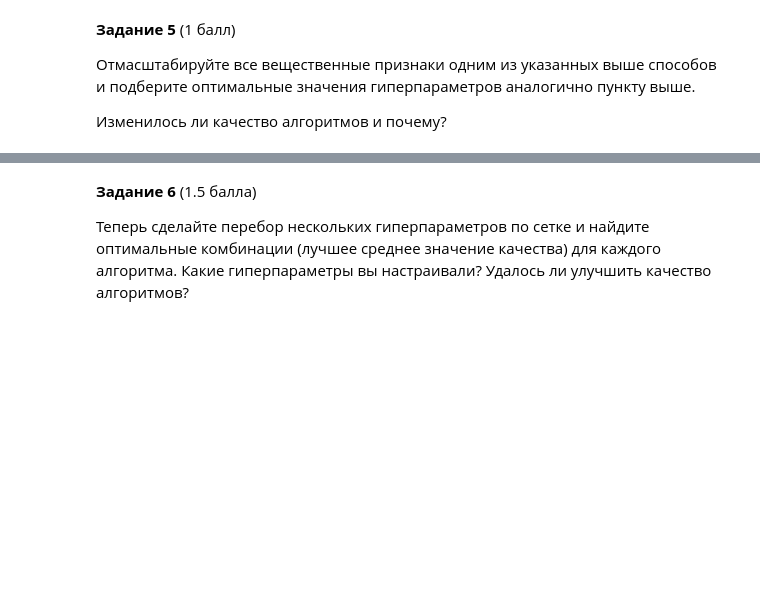
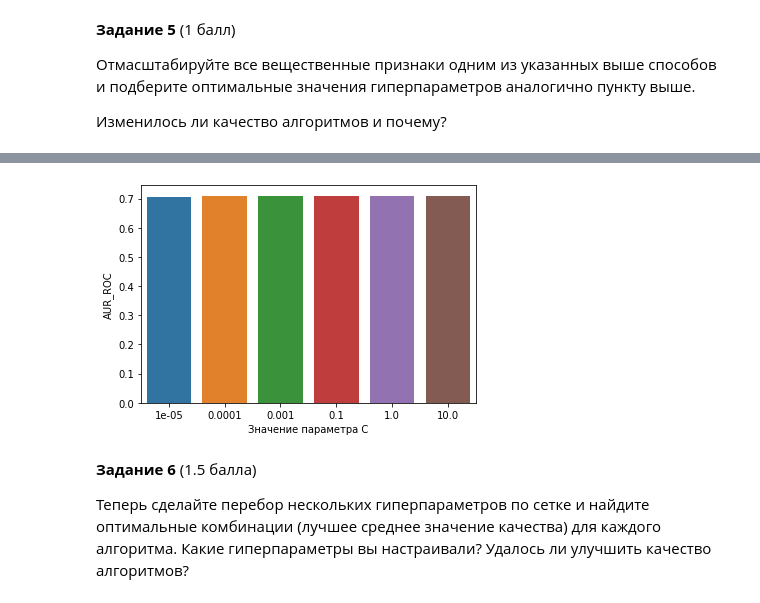
Before and after one commit to TroninDV/MLLab1, a Jupyter notebook: lab_1.ipynb, the cells around one changed output, grey strips where cells are left out. Saved outputs shown, nothing was run; the diff lists cells and outputs as text; code cells hidden in the pictures; blank space fills up the shorter version.

```diff
--- a/lab_1.ipynb
+++ b/lab_1.ipynb
@@ -463,0 +502,9 @@ pass
+# %%
+svc_pipe = Pipeline([('scale', StandardScaler()),
+                        ('svc', LinearSVC(max_iter=20000))])
+
+svc_scale_parms = {'svc__C': [0.00001, 0.0001, 0.001, 0.1, 1, 10]}
+
+svc_scale_clf = GridSearchCV(svc_pipe, svc_scale_parms, scoring='roc_auc', n_jobs=-1, cv=5)
+# %%
+svc_scale_clf.fit(train_agregate_data, target)
@@ -464,3 +538,11 @@ pass
+# %%
+fig = sns.barplot(x=[0.00001, 0.0001, 0.001, 0.1, 1, 10], y=svc_scale_clf.cv_results_['mean_test_score'],
+            ci=svc_scale_clf.cv_results_['std_test_score'], palette="tab10")
+plt.xlabel("Значение параметра C")
+plt.ylabel("AUR_ROC")
+pass
+# %% [output]
+[figure, added]
 # %% [markdown]
 **Задание 6** (1.5 балла)
 
```
Also changed, not shown: parts of 18 cells of this notebook.
